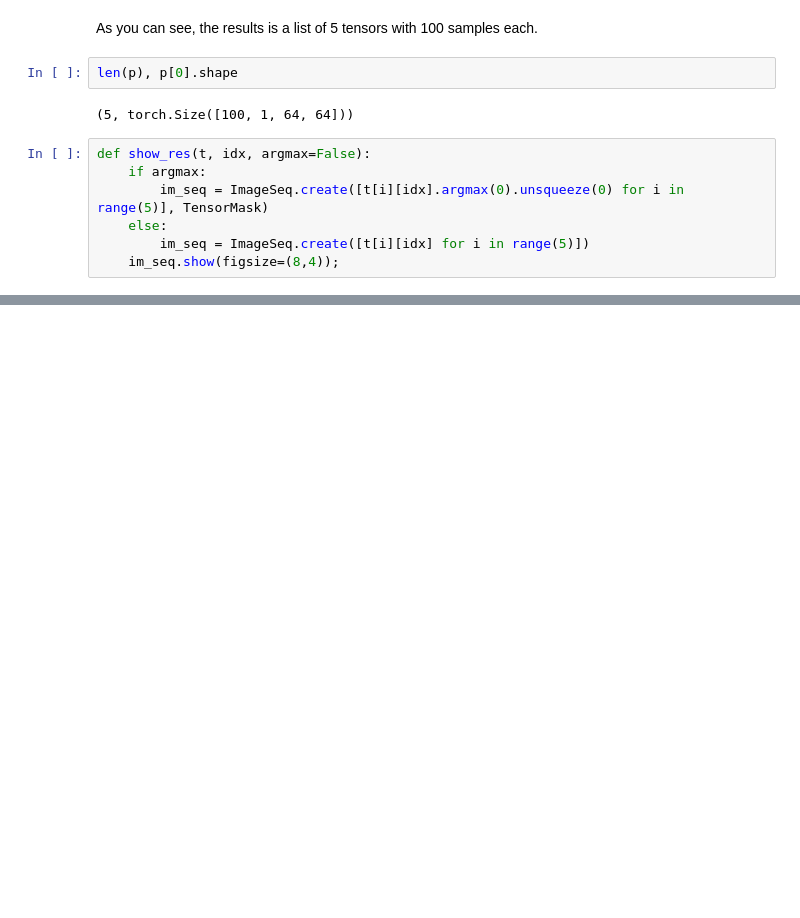
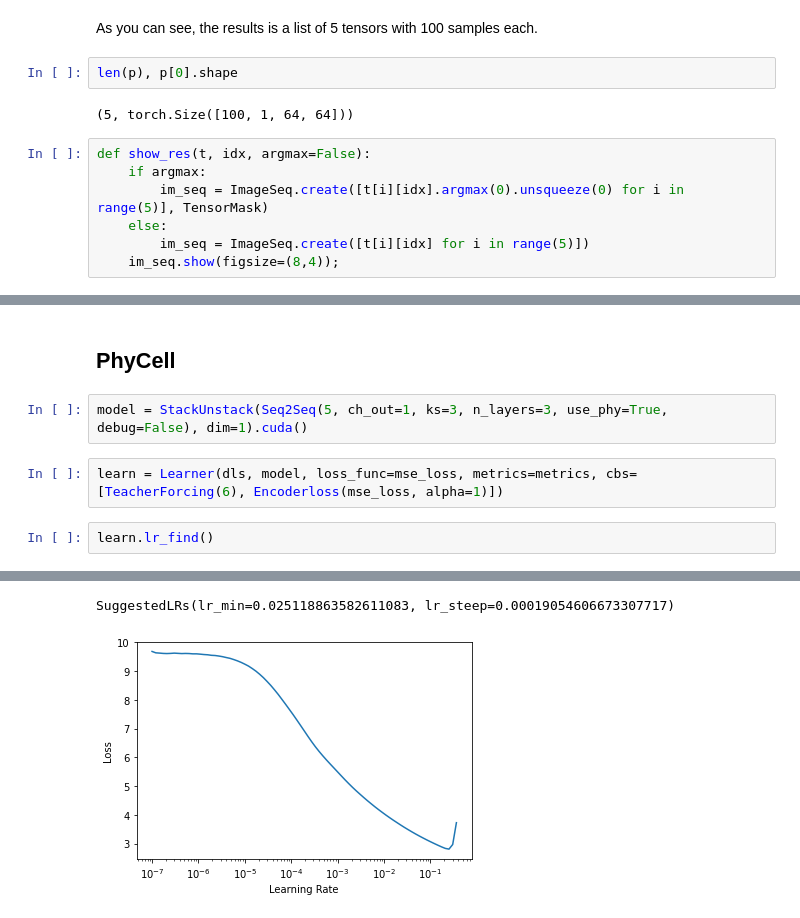
Before and after one commit to tcapelle/moving_mnist, a Jupyter notebook: 03_train_seq2seq.ipynb, the cells around one changed output, grey strips where cells are left out. Saved outputs shown, nothing was run; the diff lists cells and outputs as text; blank space fills up the shorter version.

```diff
--- a/03_train_seq2seq.ipynb
+++ b/03_train_seq2seq.ipynb
@@ -153,0 +152,9 @@ show_res(p,k, False)
+# %% [markdown]
+## PhyCell
+# %%
+model = StackUnstack(Seq2Seq(5, ch_out=1, ks=3, n_layers=3, use_phy=True, debug=False), dim=1).cuda()
+# %%
+learn = Learner(dls, model, loss_func=mse_loss, metrics=metrics, cbs=[TeacherForcing(6), Encoderloss(mse_loss, alpha=1)])
+# %%
+learn.lr_find()
+# %% [output]
@@ -153,0 +162,2 @@ show_res(p,k, False)
+SuggestedLRs(lr_min=0.025118863582611083, lr_steep=0.00019054606673307717)
+[figure, added]
```
Also changed, not shown: parts of 12 cells of this notebook, 6 other files.
